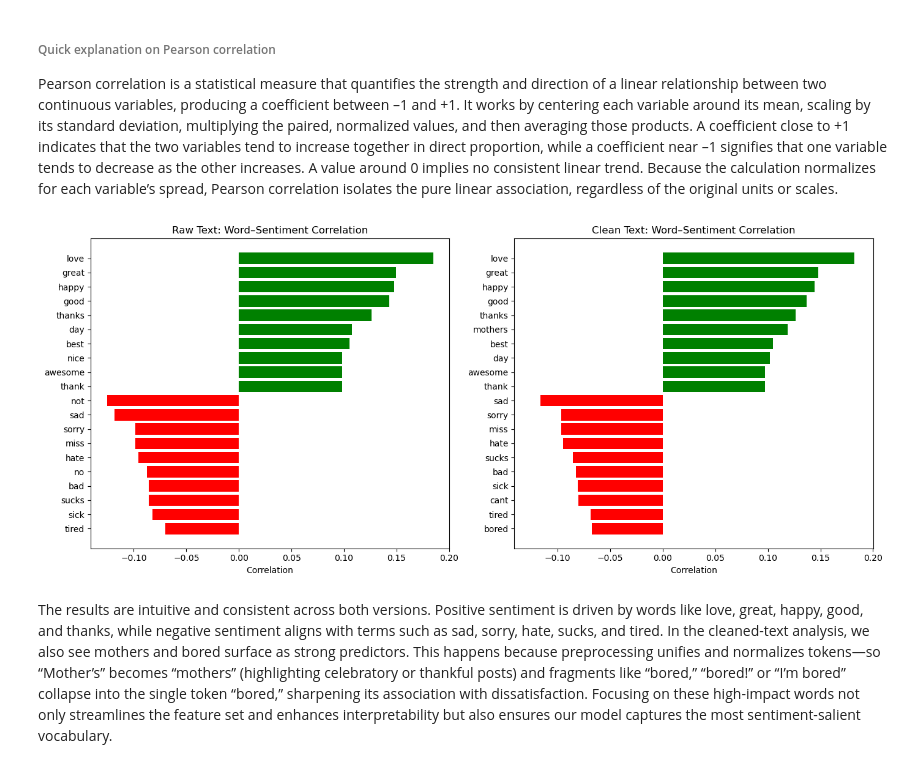
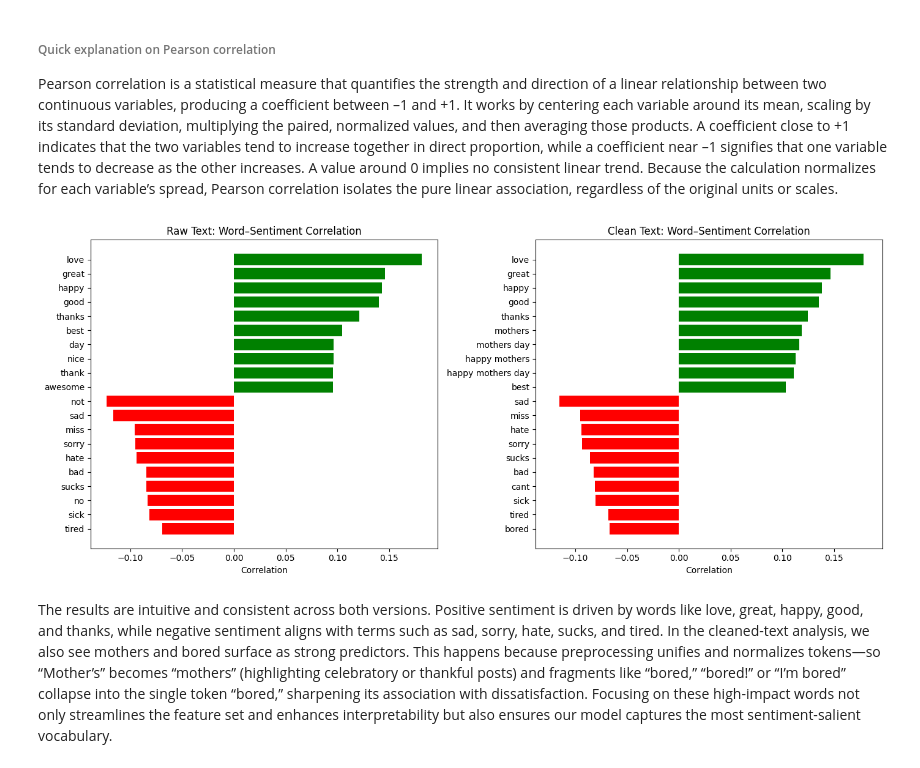
Before and after one commit to dlepighe1/Sentiment-Insights, a Jupyter notebook: SentimentAnalysis.ipynb, the cells around one changed output. Saved outputs shown, nothing was run; the diff lists cells and outputs as text; code cells hidden in the pictures.

```diff
--- a/SentimentAnalysis.ipynb
+++ b/SentimentAnalysis.ipynb
@@ -237,12 +237,12 @@ plt.tight_layout(); plt.show()
 polarity = train['sentiment'].map({"negative": -1, "neutral": 0, "positive": 1}).values
 
 # Create the TF-IDF vectorizer for raw text
-vec_raw = TfidfVectorizer(max_features=5000)
+vec_raw = TfidfVectorizer(max_features=5000, ngram_range=(1, 3))
 X_raw   = vec_raw.fit_transform(train['text'].fillna("")).toarray()
 words_raw = np.array(vec_raw.get_feature_names_out())
 
 # Create the TF-IDF vectorizer for clean text
-vec_clean = TfidfVectorizer(max_features=5000)
+vec_clean = TfidfVectorizer(max_features=5000, ngram_range=(1, 3))
 X_clean   = vec_clean.fit_transform(train['clean_text'].fillna("")).toarray()
 words_clean = np.array(vec_clean.get_feature_names_out())
 
@@ -250,34 +250,34 @@ words_clean = np.array(vec_clean.get_feature_names_out())
 def compute_corr(X, y):
     Xm = X.mean(axis=0);  Xs = X.std(axis=0)
     ym = y.mean();        ys = y.std()
     Xs[Xs==0] = 1
     return ((X - Xm) * (y.reshape(-1, 1)- ym)).sum(axis=0) / ((len(y) - 1) * Xs * ys)
 
 corr_raw   = compute_corr(X_raw, polarity)
 corr_clean = compute_corr(X_clean, polarity)
 
 # Find top positive/negative words from raw and clean texts
 def top_pos_neg(corrs, words, k=10):
     pos = np.argsort(corrs)[::-1][:k]
     neg = np.argsort(corrs)[:k]
     return words[np.r_[pos, neg]], corrs[np.r_[pos, neg]]
 
 wr, vr = top_pos_neg(corr_raw, words_raw)                         # For raw text
 wc_, vc = top_pos_neg(corr_clean, words_clean)                    # For clean text
 
 # Plot the result
 fig, axes = plt.subplots(1, 2, figsize=(14, 6), sharex=True)
 colors_r = ['green'] * 10 + ['red'] * 10
 colors_c = ['green'] * 10 + ['red'] * 10
 
 axes[0].barh(wr[::-1], vr[::-1], color=colors_r[::-1])
 axes[0].set_title("Raw Text: Word–Sentiment Correlation"); axes[0].set_xlabel("Correlation")
 axes[1].barh(wc_[::-1], vc[::-1], color=colors_c[::-1])
 axes[1].set_title("Clean Text: Word–Sentiment Correlation"); axes[1].set_xlabel("Correlation")
 
 plt.tight_layout(); plt.show()
 # %% [output]
-[figure, old version]
+[figure, new version]
 # %% [markdown]
 <p>The results are intuitive and consistent across both versions. Positive sentiment is driven by words like love, great, happy, good, and thanks, while negative sentiment aligns with terms such as sad, sorry, hate, sucks, and tired. In the cleaned-text analysis, we also see mothers and bored surface as strong predictors. This happens because preprocessing unifies and normalizes tokens—so “Mother’s” becomes “mothers” (highlighting celebratory or thankful posts) and fragments like “bored,” “bored!” or “I’m bored” collapse into the single token “bored,” sharpening its association with dissatisfaction. Focusing on these high-impact words not only streamlines the feature set and enhances interpretability but also ensures our model captures the most sentiment-salient vocabulary.</p>
 # %%
```
Also changed, not shown: parts of 18 cells of this notebook, 11 other files.
